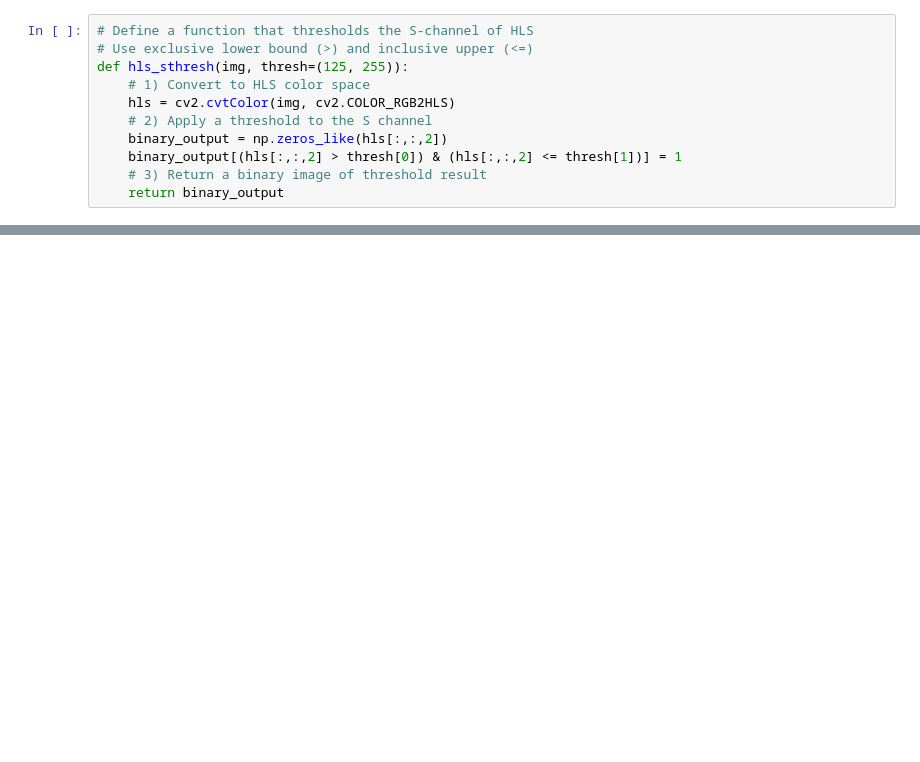
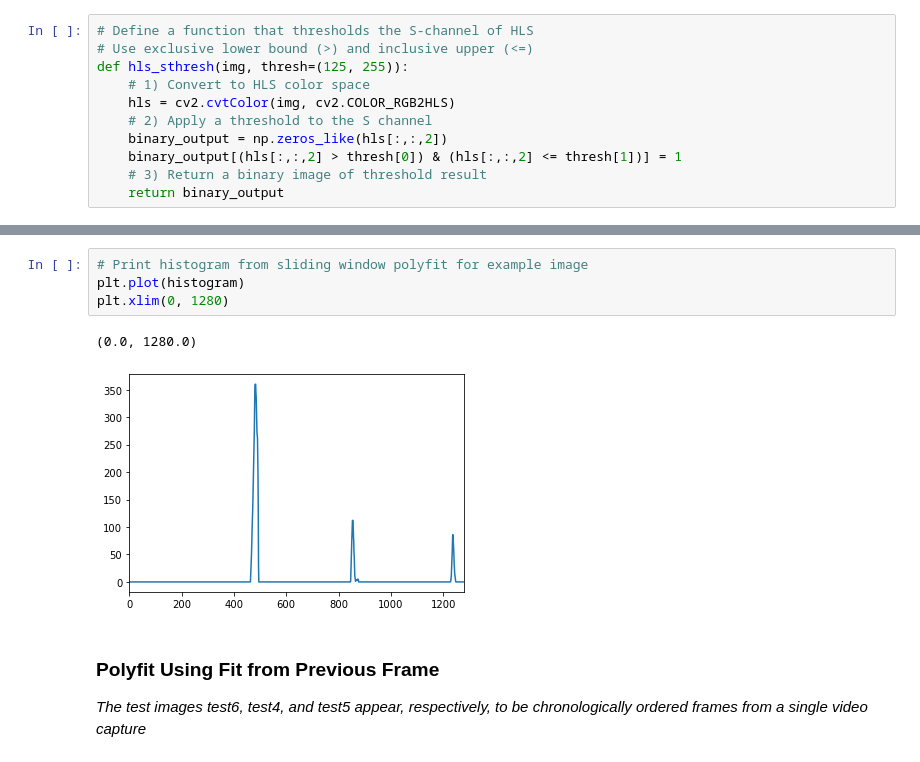
Before and after one commit to Mcamin/Advanced-Lane-Lines-detection, a Jupyter notebook: pipeline.ipynb, the cells around one changed output, grey strips where cells are left out. Drawn from its saved outputs; the diff is of its cells as text; blank space fills up the shorter version.

```diff
--- a/pipeline.ipynb
+++ b/pipeline.ipynb
@@ -527,0 +621,11 @@ interactive(children=(IntSlider(value=127, description='min_thresh', max=255), I
+# %%
+# Print histogram from sliding window polyfit for example image
+plt.plot(histogram)
+plt.xlim(0, 1280)
+# %% [output]
+(0.0, 1280.0)
+[figure, added]
+# %% [markdown]
+### Polyfit Using Fit from Previous Frame
+
+*The test images test6, test4, and test5 appear, respectively, to be chronologically ordered frames from a single video capture*
```
Also changed, not shown: parts of 67 cells of this notebook, 13 other files.
